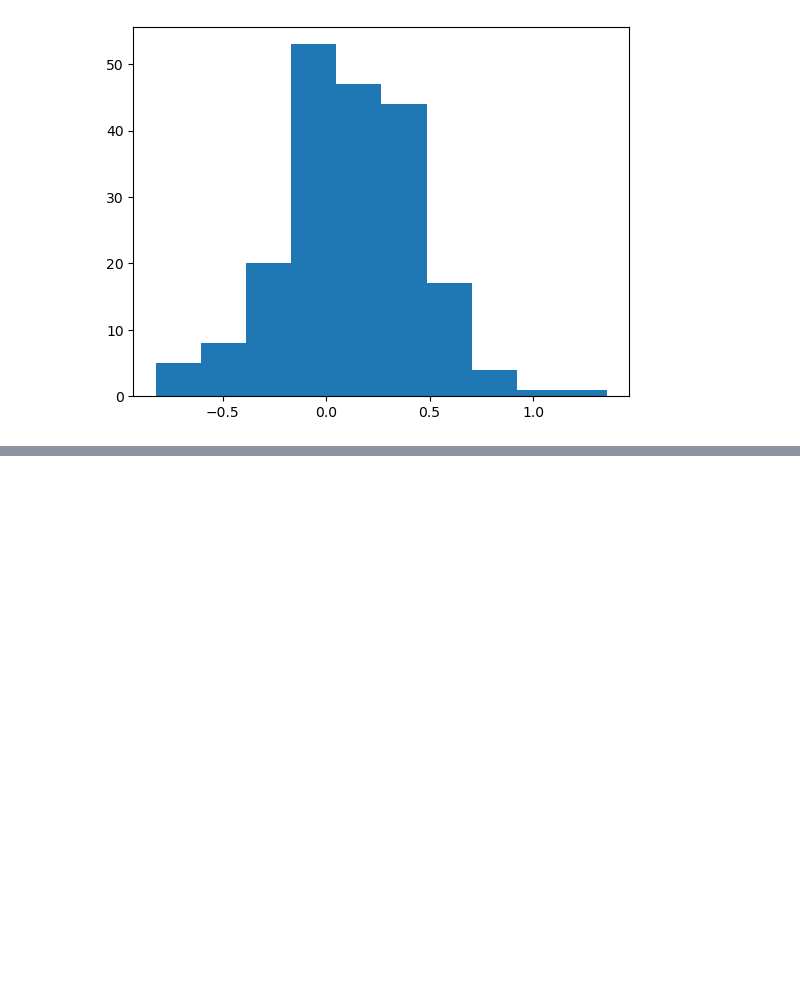
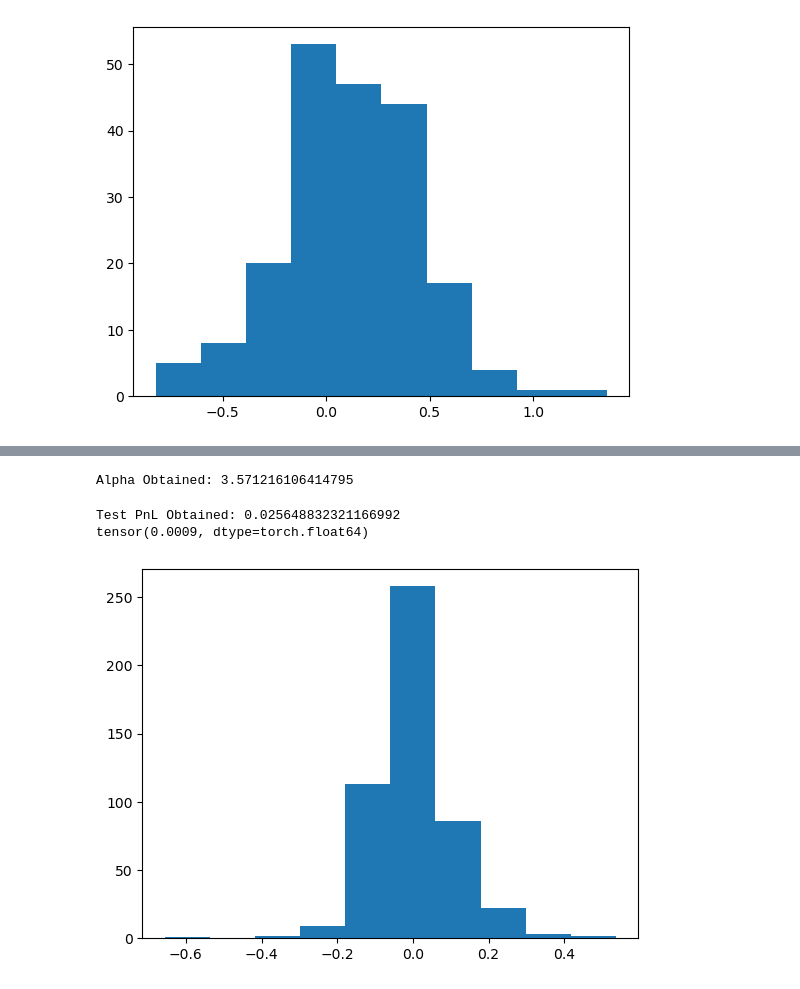
Before and after one commit to crispitagorico/stochastic_optimisation, a Jupyter notebook: kernel_hedge/notebooks/kernel_trading.ipynb, the cells around one changed output, grey strips where cells are left out. Cells and saved outputs as stored; diff of their text form; code cells hidden in the pictures; blank space fills up the shorter version.

```diff
--- a/kernel_hedge/notebooks/kernel_trading.ipynb
+++ b/kernel_hedge/notebooks/kernel_trading.ipynb
@@ -105,0 +166,32 @@ Test PnL Obtained: 0.009536981582641602
+# %%
+class ItoSigKer(KernelCompute):
+    def __init__(self):
+        self.Kernel_Class = ItoKer()
+
+    def compute_Gram(self, X, Y, sym=False, max_batch=1000):
+        return self.Kernel_Class.compute_Gram(X, Y, sym=sym, max_batch=max_batch)
+
+    def eta_square(self, X, time_augmented=False, max_batch=1000):
+        return super().eta_square(X, time_augmented, max_batch)
+# %%
+Ker = ItoSigKer()
+
+sk_trade = SigKernelTrader(Ker,
+                           device='cpu', time_augment=True,
+                           dyadic_order=0)
+
+sk_trade.pre_fit(train_data)
+# %%
+sk_trade.fit(risk_aversion=.5, reg_type='L2', regularisation=3e-16)
+sk_trade.compute_pnl(test_data)
+
+total_position = sk_trade.position[:,-1,:]
+total_pnl = (total_position[:-1] * test_path[-total_position.shape[0]:].diff(dim=0)).cumsum(dim=0).sum(dim=-1)+1
+
+plt.hist(sk_trade.pnl[:,-1])
+print(sk_trade.pnl[:,-1].mean())
+# %% [output]
+Alpha Obtained: 3.571216106414795
+Test PnL Obtained: 0.025648832321166992
+tensor(0.0009, dtype=torch.float64)
+[figure, added]
```
Also changed, not shown: parts of 11 cells of this notebook, 1 other file.
